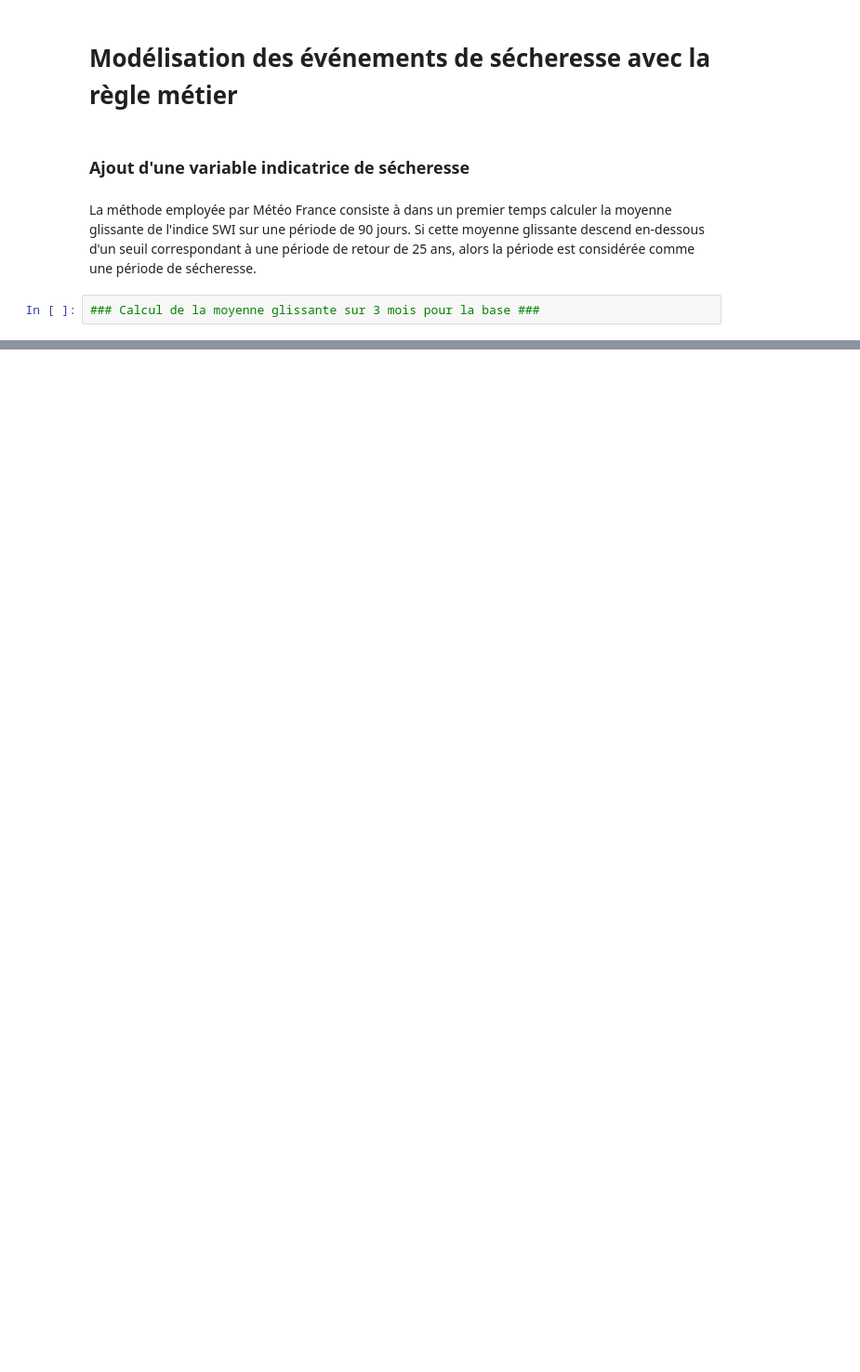
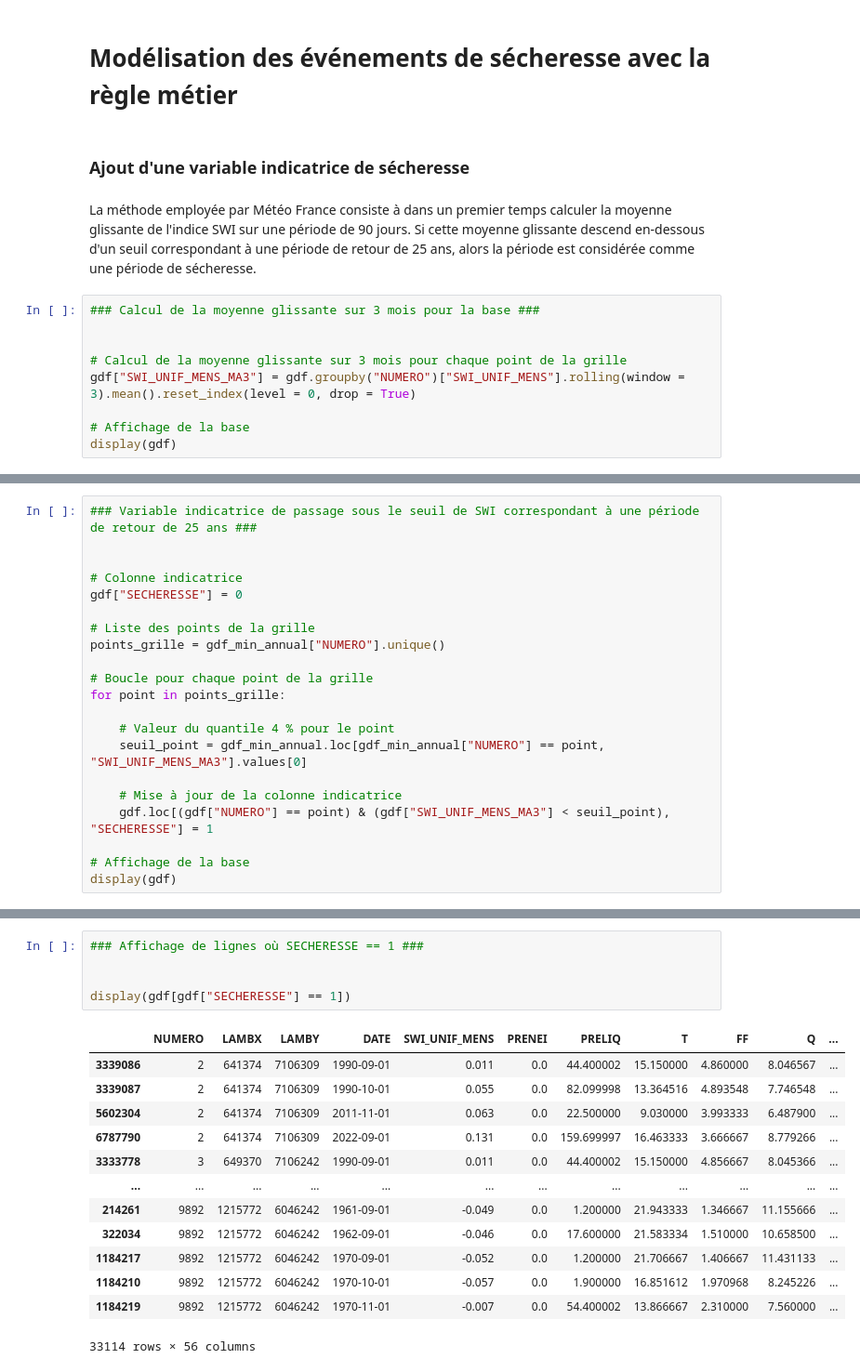
Before and after one commit to Lanouraf/Climate_Risk_Project_SWI_MS_A, a Jupyter notebook: modelisation.ipynb, the cells around one changed output, grey strips where cells are left out. Shown at 93% size. Saved outputs shown, nothing was run; the diff lists cells and outputs as text; blank space fills up the shorter version.

```diff
--- a/modelisation.ipynb
+++ b/modelisation.ipynb
@@ -884,3 +947,10 @@ gc.collect()
 La méthode employée par Météo France consiste à dans un premier temps calculer la moyenne glissante de l'indice SWI sur une période de 90 jours. Si cette moyenne glissante descend en-dessous d'un seuil correspondant à une période de retour de 25 ans, alors la période est considérée comme une période de sécheresse.
 # %%
 ### Calcul de la moyenne glissante sur 3 mois pour la base ###
+
+
+# Calcul de la moyenne glissante sur 3 mois pour chaque point de la grille
+gdf["SWI_UNIF_MENS_MA3"] = gdf.groupby("NUMERO")["SWI_UNIF_MENS"].rolling(window = 3).mean().reset_index(level = 0, drop = True)
+
+# Affichage de la base
+display(gdf)
@@ -886,0 +1005,21 @@ La méthode employée par Météo France consiste à dans un premier temps calcu
+# %%
+### Variable indicatrice de passage sous le seuil de SWI correspondant à une période de retour de 25 ans ###
+
+
+# Colonne indicatrice
+gdf["SECHERESSE"] = 0
+
+# Liste des points de la grille
+points_grille = gdf_min_annual["NUMERO"].unique()
+
+# Boucle pour chaque point de la grille
+for point in points_grille:
+
+    # Valeur du quantile 4 % pour le point
+    seuil_point = gdf_min_annual.loc[gdf_min_annual["NUMERO"] == point, "SWI_UNIF_MENS_MA3"].values[0]
+
+    # Mise à jour de la colonne indicatrice
+    gdf.loc[(gdf["NUMERO"] == point) & (gdf["SWI_UNIF_MENS_MA3"] < seuil_point), "SECHERESSE"] = 1
+
+# Affichage de la base
+display(gdf)
@@ -886,0 +1040,19 @@ La méthode employée par Météo France consiste à dans un premier temps calcu
+# %%
+### Affichage de lignes où SECHERESSE == 1 ###
+
+
+display(gdf[gdf["SECHERESSE"] == 1])
+# %% [output]
+|  | NUMERO | LAMBX | LAMBY | DATE | SWI_UNIF_MENS | PRENEI | PRELIQ | T | FF | Q | ... |
+| 3339086 | 2 | 641374 | 7106309 | 1990-09-01 | 0.011 | 0.0 | 44.400002 | 15.150000 | 4.860000 | 8.046567 | ... |
+| 3339087 | 2 | 641374 | 7106309 | 1990-10-01 | 0.055 | 0.0 | 82.099998 | 13.364516 | 4.893548 | 7.746548 | ... |
+| 5602304 | 2 | 641374 | 7106309 | 2011-11-01 | 0.063 | 0.0 | 22.500000 | 9.030000 | 3.993333 | 6.487900 | ... |
+| 6787790 | 2 | 641374 | 7106309 | 2022-09-01 | 0.131 | 0.0 | 159.699997 | 16.463333 | 3.666667 | 8.779266 | ... |
+| 3333778 | 3 | 649370 | 7106242 | 1990-09-01 | 0.011 | 0.0 | 44.400002 | 15.150000 | 4.856667 | 8.045366 | ... |
+| ... | ... | ... | ... | ... | ... | ... | ... | ... | ... | ... | ... |
+| 214261 | 9892 | 1215772 | 6046242 | 1961-09-01 | -0.049 | 0.0 | 1.200000 | 21.943333 | 1.346667 | 11.155666 | ... |
+| 322034 | 9892 | 1215772 | 6046242 | 1962-09-01 | -0.046 | 0.0 | 17.600000 | 21.583334 | 1.510000 | 10.658500 | ... |
+| 1184217 | 9892 | 1215772 | 6046242 | 1970-09-01 | -0.052 | 0.0 | 1.200000 | 21.706667 | 1.406667 | 11.431133 | ... |
+| 1184210 | 9892 | 1215772 | 6046242 | 1970-10-01 | -0.057 | 0.0 | 1.900000 | 16.851612 | 1.970968 | 8.245226 | ... |
+| 1184219 | 9892 | 1215772 | 6046242 | 1970-11-01 | -0.007 | 0.0 | 54.400002 | 13.866667 | 2.310000 | 7.560000 | ... |
+33114 rows × 56 columns
```
Also changed, not shown: parts of 18 cells of this notebook.
